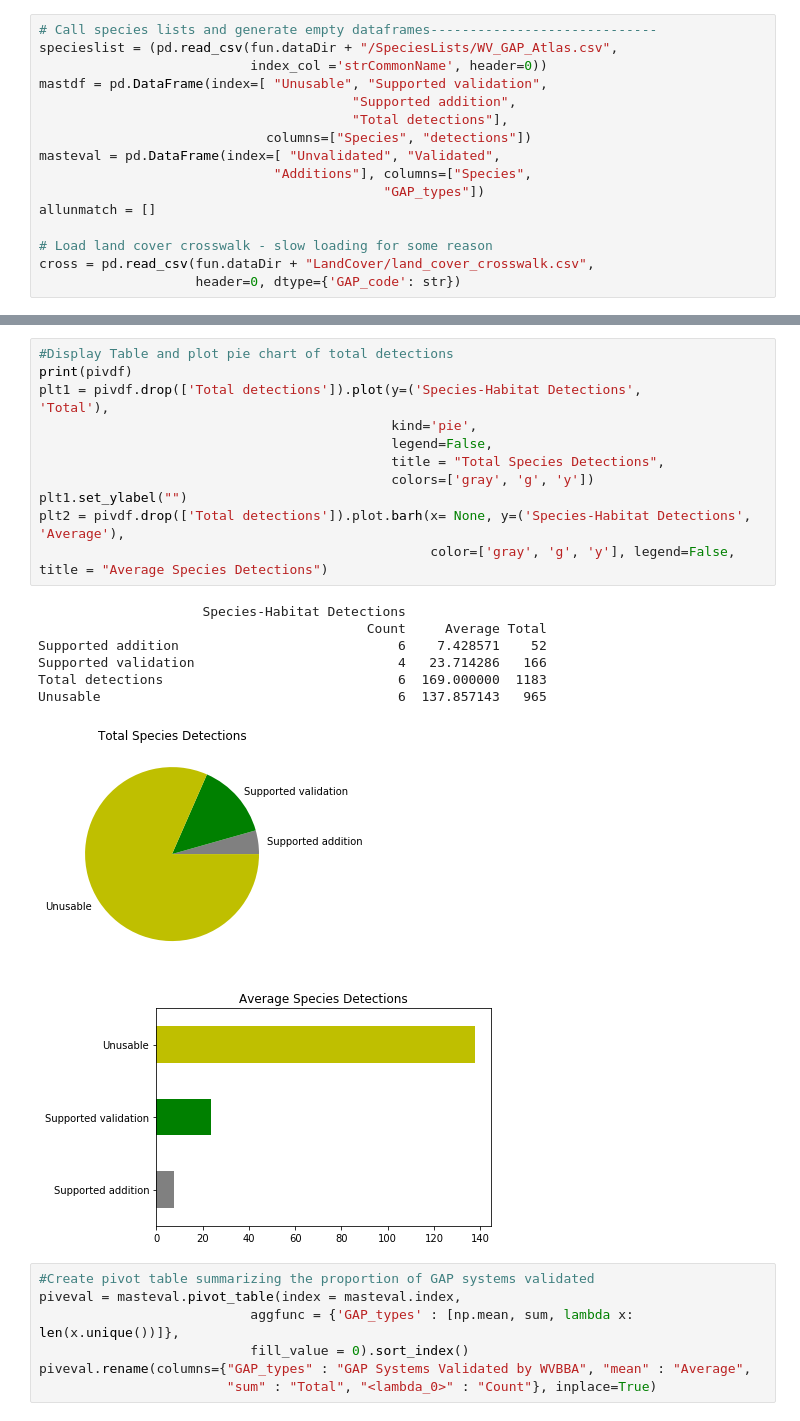
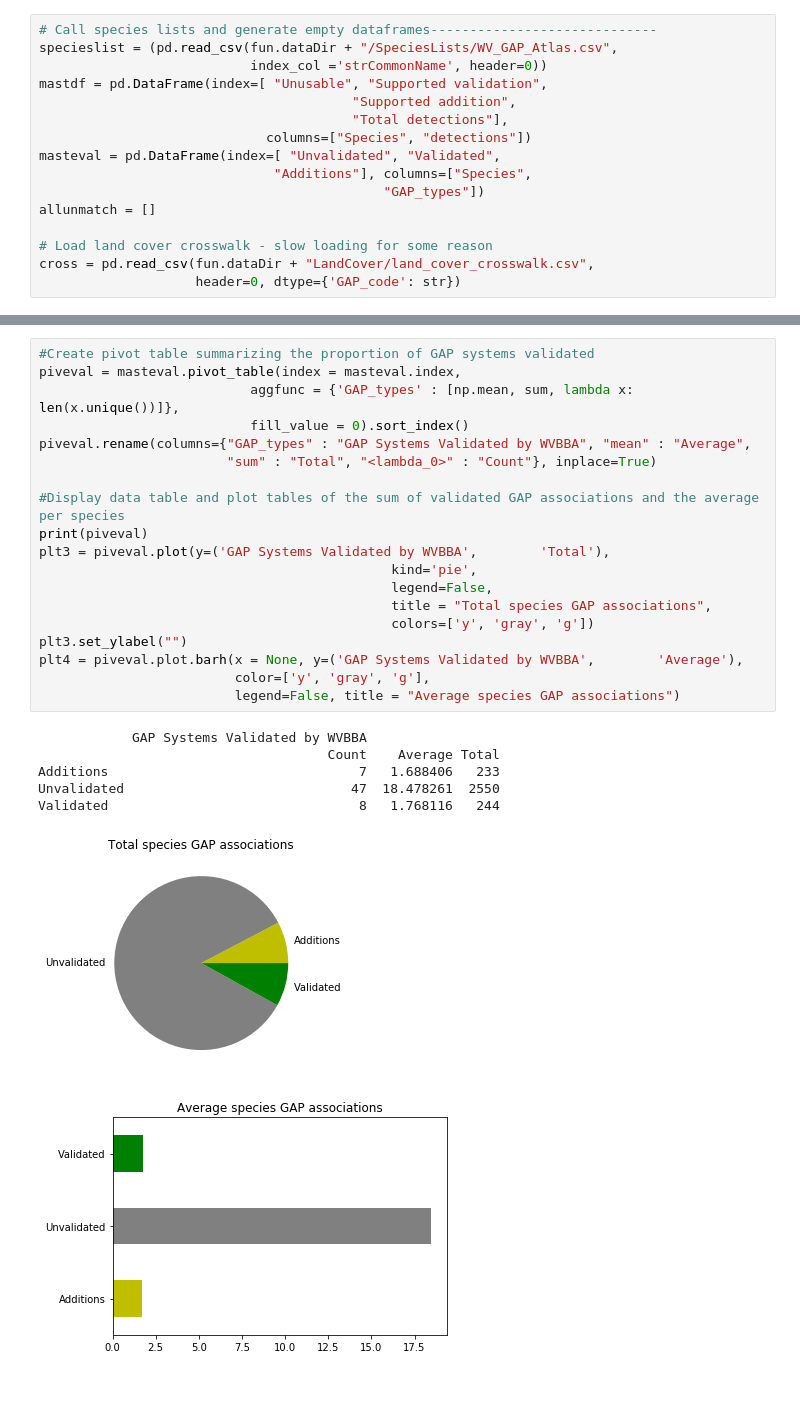
Before and after one commit to nmtarr/GAP-WVBA, a Jupyter notebook: USGAP-WVBBA cover types - - ALL SPECIES.ipynb, the cells around one changed output, grey strips where cells are left out. Drawn from its saved outputs; the diff is of its cells as text; blank space fills up the shorter version.

```diff
--- a/USGAP-WVBBA cover types - - ALL SPECIES.ipynb
+++ b/USGAP-WVBBA cover types - - ALL SPECIES.ipynb
@@ -129,27 +159,27 @@ pivdf.rename(columns={"detections" : "Species-Habitat Detections",
-# %%
-#Display Table and plot pie chart of total detections
-print(pivdf)
-plt1 = pivdf.drop(['Total detections']).plot(y=('Species-Habitat Detections',        'Total'),
-                                             kind='pie',
-                                             legend=False,
-                                             title = "Total Species Detections",
-                                             colors=['gray', 'g', 'y'])
-plt1.set_ylabel("")
-plt2 = pivdf.drop(['Total detections']).plot.barh(x= None, y=('Species-Habitat Detections',        'Average'),
-                                                  color=['gray', 'g', 'y'], legend=False, title = "Average Species Detections")
-# %% [output]
-                     Species-Habitat Detections
-                                          Count     Average Total
-Supported addition                            6    7.428571    52
-Supported validation                          4   23.714286   166
-Total detections                              6  169.000000  1183
-Unusable                                      6  137.857143   965
-[figure, removed]
-[figure, removed]
 # %%
 #Create pivot table summarizing the proportion of GAP systems validated
 piveval = masteval.pivot_table(index = masteval.index,
                            aggfunc = {'GAP_types' : [np.mean, sum, lambda x: len(x.unique())]},
                            fill_value = 0).sort_index()
 piveval.rename(columns={"GAP_types" : "GAP Systems Validated by WVBBA", "mean" : "Average",
                         "sum" : "Total", "<lambda_0>" : "Count"}, inplace=True)
+
+#Display data table and plot tables of the sum of validated GAP associations and the average per species
+print(piveval)
+plt3 = piveval.plot(y=('GAP Systems Validated by WVBBA',        'Total'),
+                                             kind='pie',
+                                             legend=False,
+                                             title = "Total species GAP associations",
+                                             colors=['y', 'gray', 'g'])
+plt3.set_ylabel("")
+plt4 = piveval.plot.barh(x = None, y=('GAP Systems Validated by WVBBA',        'Average'),
+                         color=['y', 'gray', 'g'],
+                         legend=False, title = "Average species GAP associations")
+# %% [output]
+            GAP Systems Validated by WVBBA
+                                     Count    Average Total
+Additions                                7   1.688406   233
+Unvalidated                             47  18.478261  2550
+Validated                                8   1.768116   244
+[figure, added]
+[figure, added]
```
Also changed, not shown: parts of 7 cells of this notebook.
